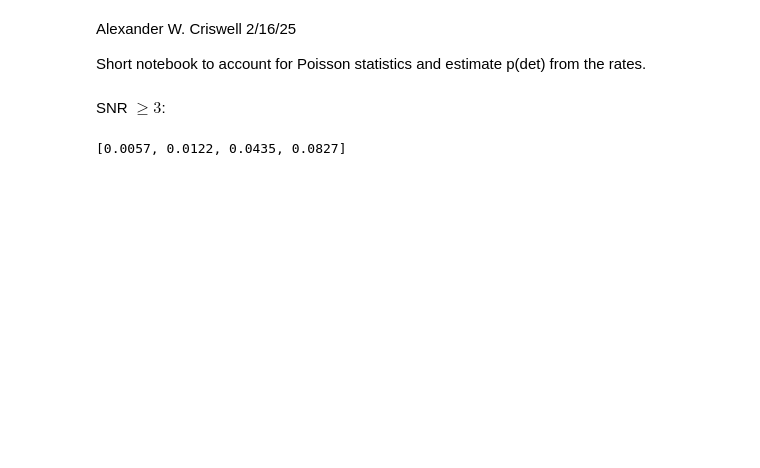
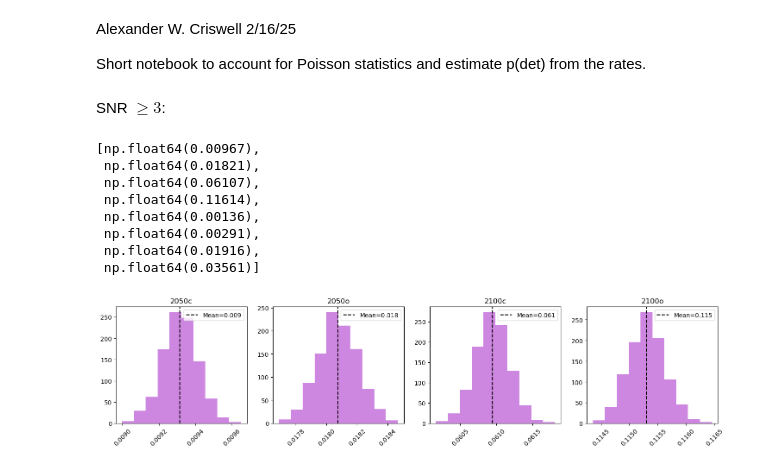
Before and after one commit to criswellalexander/multiband_smbhbs, a Jupyter notebook: poisson-rate-calcs-final.ipynb, the cells around one changed output. Drawn from its saved outputs; the diff is of its cells as text; code cells hidden in the pictures; blank space fills up the shorter version.

```diff
--- a/poisson-rate-calcs-final.ipynb
+++ b/poisson-rate-calcs-final.ipynb
@@ -10,23 +13,61 @@ import matplotlib.pyplot as plt
 SNR $\ge3$:
 # %%
 ## from multiband-analysis-notebook-final.ipynb
-rate_snr3_2050 = 4.89e-4 # yr^-1
-rate_snr3_2100 = 3.59e-3 # yr^-1
-t_conservative = 13 # yrs
-t_optimistic = 25 # yrs
+lisa_rate_snr3_2050 = 1.18e-4 # yr^-1
+lisa_rate_snr3_2100 = 1.48e-3 # yr^-1
+rate_snr3_2050 = 7.40e-4 # yr^-1
+rate_snr3_2100 = 4.97e-3 # yr^-1
+lisa_t_conservative = 4 # yrs
+lisa_t_optimistic = 10 # yrs
+t_conservative = 12.65 # yrs
+t_optimistic = 24.65 # yrs
 # %%
 snr3_2050_cdist = st.poisson(rate_snr3_2050*t_conservative)
 snr3_2050_odist = st.poisson(rate_snr3_2050*t_optimistic)
 snr3_2100_cdist = st.poisson(rate_snr3_2100*t_conservative)
 snr3_2100_odist = st.poisson(rate_snr3_2100*t_optimistic)
+lisa_snr3_2050_cdist = st.poisson(lisa_rate_snr3_2050*t_conservative)
+lisa_snr3_2050_odist = st.poisson(lisa_rate_snr3_2050*t_optimistic)
+lisa_snr3_2100_cdist = st.poisson(lisa_rate_snr3_2100*t_conservative)
+lisa_snr3_2100_odist = st.poisson(lisa_rate_snr3_2100*t_optimistic)
 # %%
 ## estimate total p(Ndet > 0) via monte carlo
-Ndraws = 10000
+Ndraws = 100000
 pdet = []
-for dist in [snr3_2050_cdist,snr3_2050_odist,snr3_2100_cdist,snr3_2100_odist]:
+for dist in [snr3_2050_cdist,snr3_2050_odist,snr3_2100_cdist,snr3_2100_odist,
+             lisa_snr3_2050_cdist,lisa_snr3_2050_odist,lisa_snr3_2100_cdist,lisa_snr3_2100_odist]:
     draws = dist.rvs(Ndraws)
     pdet.append(np.sum(draws>0)/Ndraws)
 # %%
 pdet
 # %% [output]
-[0.0057, 0.0122, 0.0435, 0.0827]
+[np.float64(0.00967),
+ np.float64(0.01821),
+ np.float64(0.06107),
+ np.float64(0.11614),
+ np.float64(0.00136),
+ np.float64(0.00291),
+ np.float64(0.01916),
+ np.float64(0.03561)]
+# %%
+Ntrials = 1000
+Ndraws = int(1e6)
+pdet_tests = np.empty((8,Ntrials))
+for i in tqdm(range(Ntrials)):
+    for j, dist in enumerate([snr3_2050_cdist,snr3_2050_odist,snr3_2100_cdist,snr3_2100_odist,
+                              lisa_snr3_2050_cdist,lisa_snr3_2050_odist,lisa_snr3_2100_cdist,lisa_snr3_2100_odist]):
+        draws = dist.rvs(Ndraws)
+        pdet_tests[j,i] = np.sum(draws>0)/Ndraws
+# %%
+names = ['2050c','2050o','2100c','2100o']
+fig, axes = plt.subplots(1,4,figsize=(18,3.5))
+for j in range(4):
+    axes[j].hist(pdet_tests[j,:],color='mediumorchid',alpha=0.7)
+    axes[j].set_title(names[j])
+    mean_j = np.mean(pdet_tests[j,:])
+    axes[j].axvline(mean_j,ls='--',label='Mean={:0.3f}'.format(mean_j),c='k')
+    axes[j].legend()
+    axes[j].tick_params("x",rotation=45)
+plt.show()
+# %% [output]
+[figure, added]
```
Also changed, not shown: parts of 19 cells of this notebook, 3 other files.
